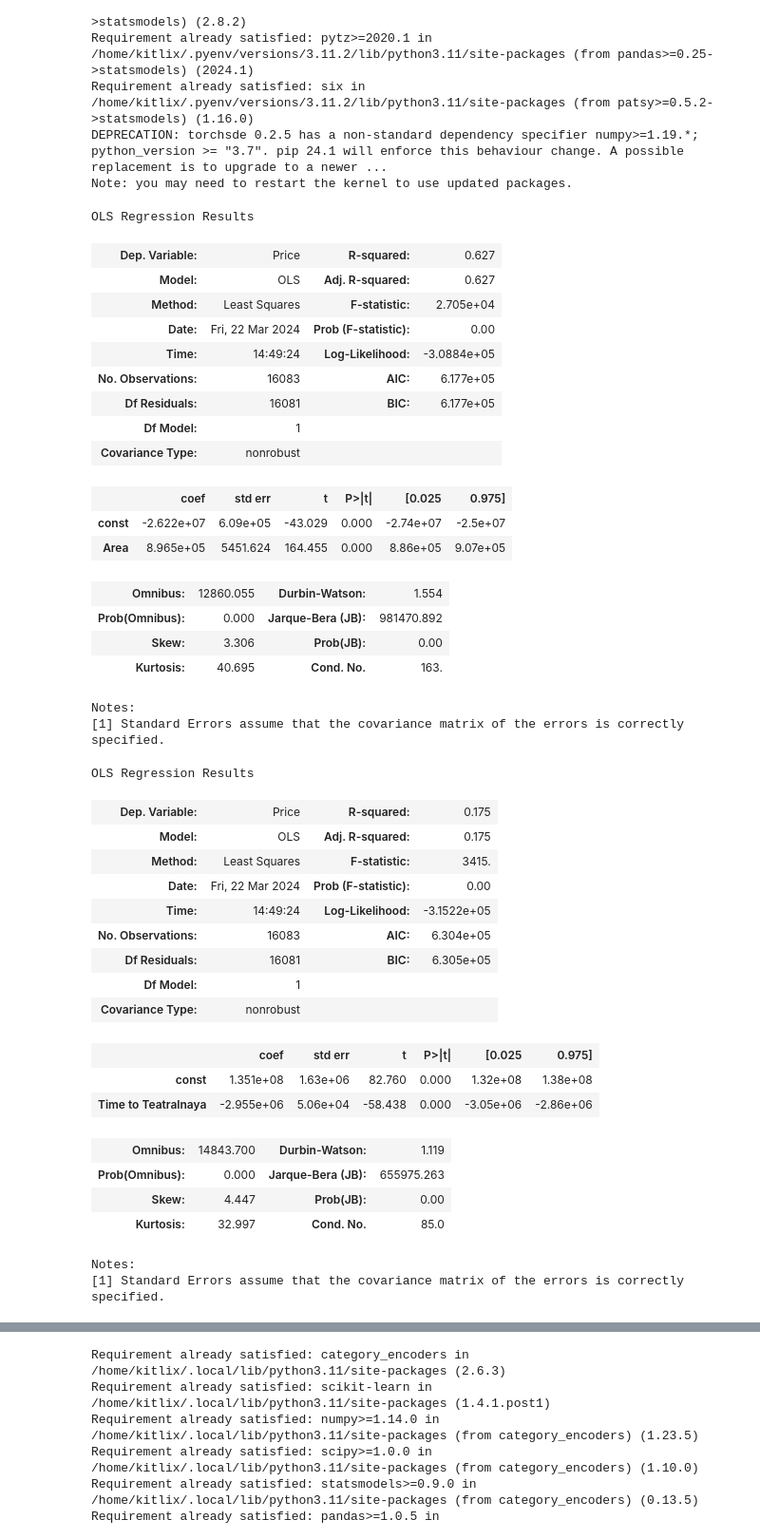
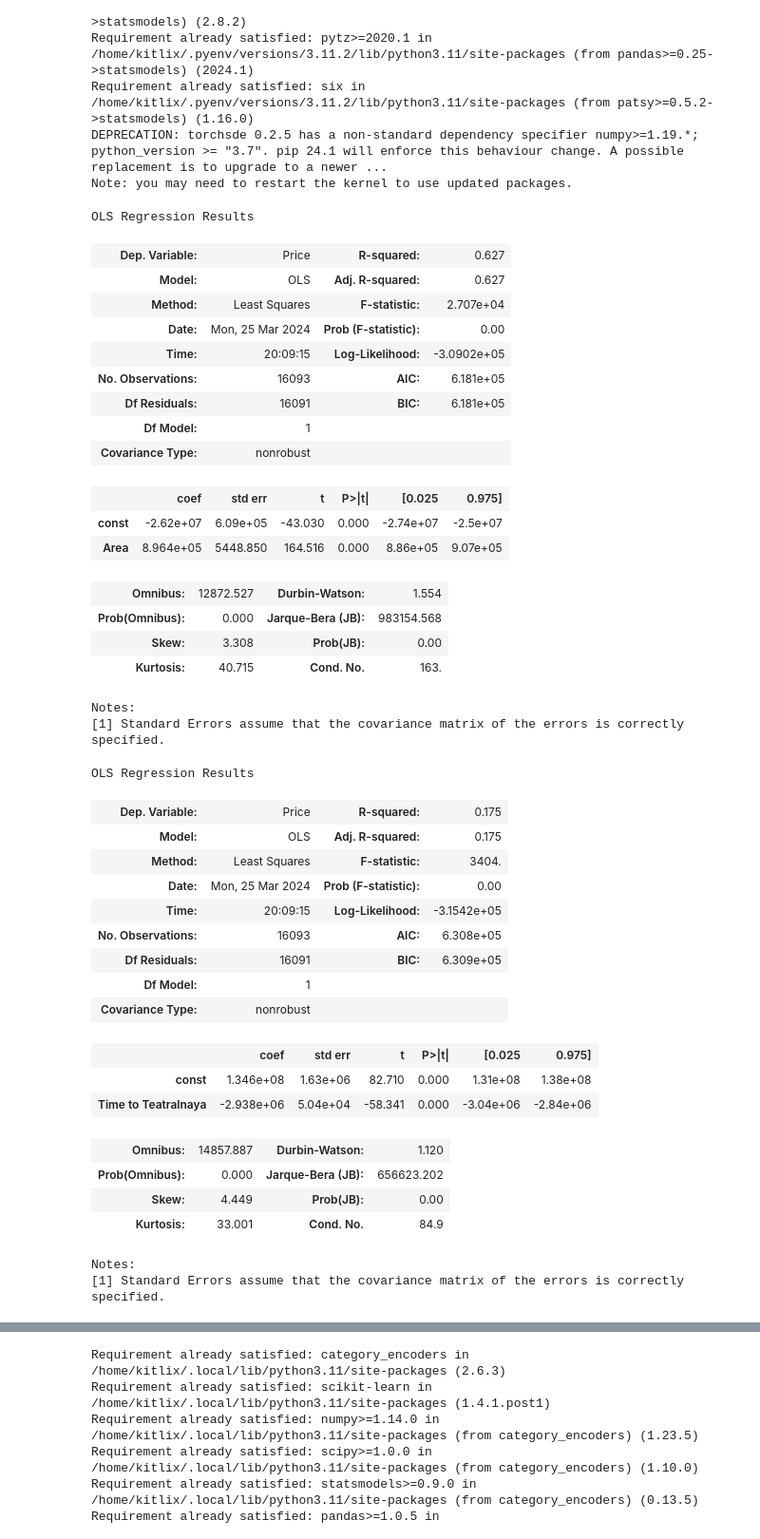
Before and after one commit to t-ravnushkin/moscow-house-pricing, a Jupyter notebook: main.ipynb, the cells around one changed output, grey strips where cells are left out. Shown at 95% size. Saved outputs shown, nothing was run; the diff lists cells and outputs as text; code cells hidden in the pictures.

```diff
--- a/main.ipynb
+++ b/main.ipynb
@@ -39,6 +50,9 @@ df["Time to Teatralnaya"].isnull().sum()
 # %% [output]
 0
 # %%
+# подгрузим данные об административных округах, полученные в parse_districts.ipynb
+# названия станций приходится нормировать, убирая пробелы, буквы ё и меняя регистр
+
 district_df = pd.read_csv("station_distr.csv")
 station_districts = dict()
 for row in district_df.itertuples():
@@ -70,7 +84,6 @@ for station in df["Metro station"].unique():
     station_districts[station] = station_districts[transname]
 
 df["District"] = df["Metro station"].map(station_districts).fillna("Область")
-df = df[df["District"] != "Зеленоградский"]
 df
 # %% [output]
 |  | Price | Apartment type | Metro station | Minutes to metro | Number of rooms | Area | Living area | ... |
@@ -334,45 +243,45 @@ model.fit().summary()
 OLS Regression Results
 | Dep. Variable: | Price | R-squared: | 0.627 |
 | Model: | OLS | Adj. R-squared: | 0.627 |
-| Method: | Least Squares | F-statistic: | 2.705e+04 |
-| Date: | Fri, 22 Mar 2024 | Prob (F-statistic): | 0.00 |
-| Time: | 14:49:24 | Log-Likelihood: | -3.0884e+05 |
-| No. Observations: | 16083 | AIC: | 6.177e+05 |
-| Df Residuals: | 16081 | BIC: | 6.177e+05 |
+| Method: | Least Squares | F-statistic: | 2.707e+04 |
+| Date: | Mon, 25 Mar 2024 | Prob (F-statistic): | 0.00 |
+| Time: | 20:09:15 | Log-Likelihood: | -3.0902e+05 |
+| No. Observations: | 16093 | AIC: | 6.181e+05 |
+| Df Residuals: | 16091 | BIC: | 6.181e+05 |
 | Df Model: | 1 |  |  |
 | Covariance Type: | nonrobust |  |  |
 |  | coef | std err | t | P>|t| | [0.025 | 0.975] |
-| const | -2.622e+07 | 6.09e+05 | -43.029 | 0.000 | -2.74e+07 | -2.5e+07 |
-| Area | 8.965e+05 | 5451.624 | 164.455 | 0.000 | 8.86e+05 | 9.07e+05 |
+| const | -2.62e+07 | 6.09e+05 | -43.030 | 0.000 | -2.74e+07 | -2.5e+07 |
+| Area | 8.964e+05 | 5448.850 | 164.516 | 0.000 | 8.86e+05 | 9.07e+05 |
-| Omnibus: | 12860.055 | Durbin-Watson: | 1.554 |
-| Prob(Omnibus): | 0.000 | Jarque-Bera (JB): | 981470.892 |
-| Skew: | 3.306 | Prob(JB): | 0.00 |
-| Kurtosis: | 40.695 | Cond. No. | 163. |
+| Omnibus: | 12872.527 | Durbin-Watson: | 1.554 |
+| Prob(Omnibus): | 0.000 | Jarque-Bera (JB): | 983154.568 |
+| Skew: | 3.308 | Prob(JB): | 0.00 |
+| Kurtosis: | 40.715 | Cond. No. | 163. |
 Notes:
 [1] Standard Errors assume that the covariance matrix of the errors is correctly specified.
 # %%
-x = df[["Time to Teatralnaya"]]
+x = df["Time to Teatralnaya"]
 x = sm.add_constant(x)
 y = df["Price"]
 model = sm.OLS(y, x)
 model.fit().summary()
 # %% [output]
 OLS Regression Results
 | Dep. Variable: | Price | R-squared: | 0.175 |
 | Model: | OLS | Adj. R-squared: | 0.175 |
-| Method: | Least Squares | F-statistic: | 3415. |
-| Date: | Fri, 22 Mar 2024 | Prob (F-statistic): | 0.00 |
-| Time: | 14:49:24 | Log-Likelihood: | -3.1522e+05 |
-| No. Observations: | 16083 | AIC: | 6.304e+05 |
-| Df Residuals: | 16081 | BIC: | 6.305e+05 |
+| Method: | Least Squares | F-statistic: | 3404. |
+| Date: | Mon, 25 Mar 2024 | Prob (F-statistic): | 0.00 |
+| Time: | 20:09:15 | Log-Likelihood: | -3.1542e+05 |
+| No. Observations: | 16093 | AIC: | 6.308e+05 |
+| Df Residuals: | 16091 | BIC: | 6.309e+05 |
 | Df Model: | 1 |  |  |
 | Covariance Type: | nonrobust |  |  |
 |  | coef | std err | t | P>|t| | [0.025 | 0.975] |
-| const | 1.351e+08 | 1.63e+06 | 82.760 | 0.000 | 1.32e+08 | 1.38e+08 |
-| Time to Teatralnaya | -2.955e+06 | 5.06e+04 | -58.438 | 0.000 | -3.05e+06 | -2.86e+06 |
+| const | 1.346e+08 | 1.63e+06 | 82.710 | 0.000 | 1.31e+08 | 1.38e+08 |
+| Time to Teatralnaya | -2.938e+06 | 5.04e+04 | -58.341 | 0.000 | -3.04e+06 | -2.84e+06 |
-| Omnibus: | 14843.700 | Durbin-Watson: | 1.119 |
-| Prob(Omnibus): | 0.000 | Jarque-Bera (JB): | 655975.263 |
-| Skew: | 4.447 | Prob(JB): | 0.00 |
-| Kurtosis: | 32.997 | Cond. No. | 85.0 |
+| Omnibus: | 14857.887 | Durbin-Watson: | 1.120 |
+| Prob(Omnibus): | 0.000 | Jarque-Bera (JB): | 656623.202 |
+| Skew: | 4.449 | Prob(JB): | 0.00 |
+| Kurtosis: | 33.001 | Cond. No. | 84.9 |
 Notes:
 [1] Standard Errors assume that the covariance matrix of the errors is correctly specified.
```
Also changed, not shown: parts of 58 cells of this notebook, 19 other files.
